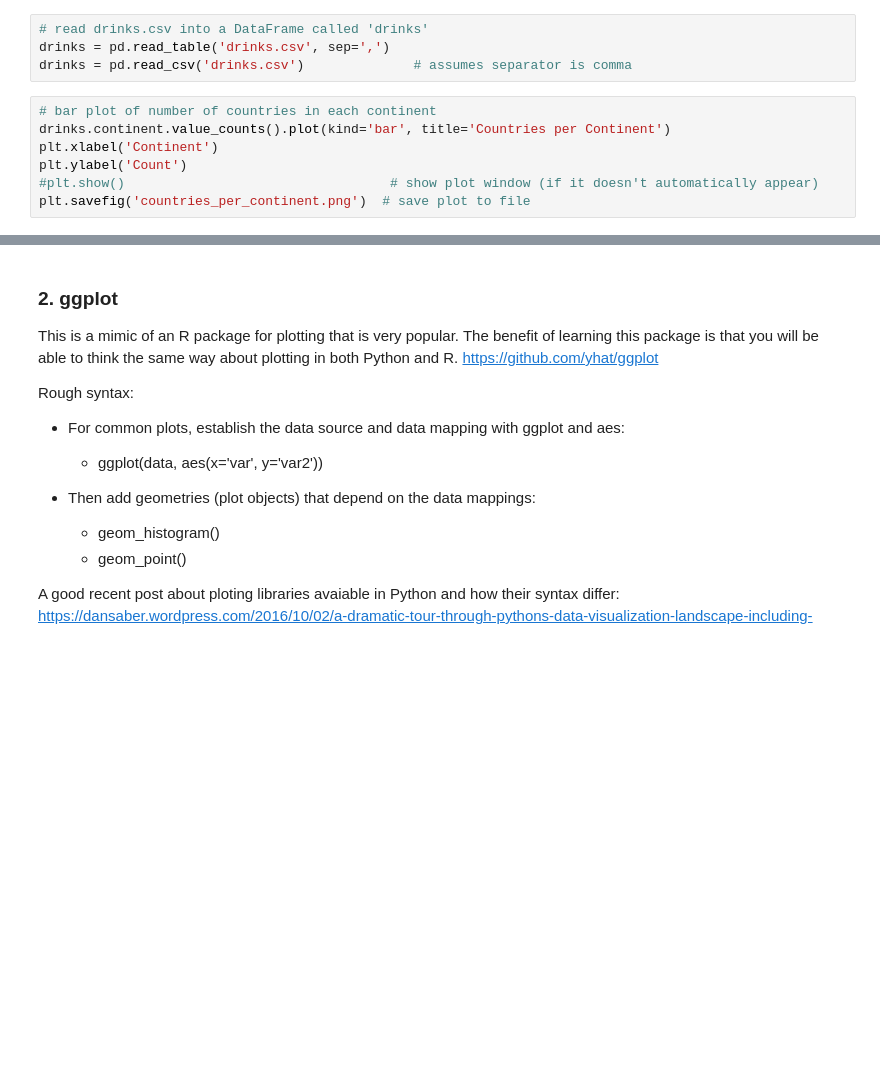
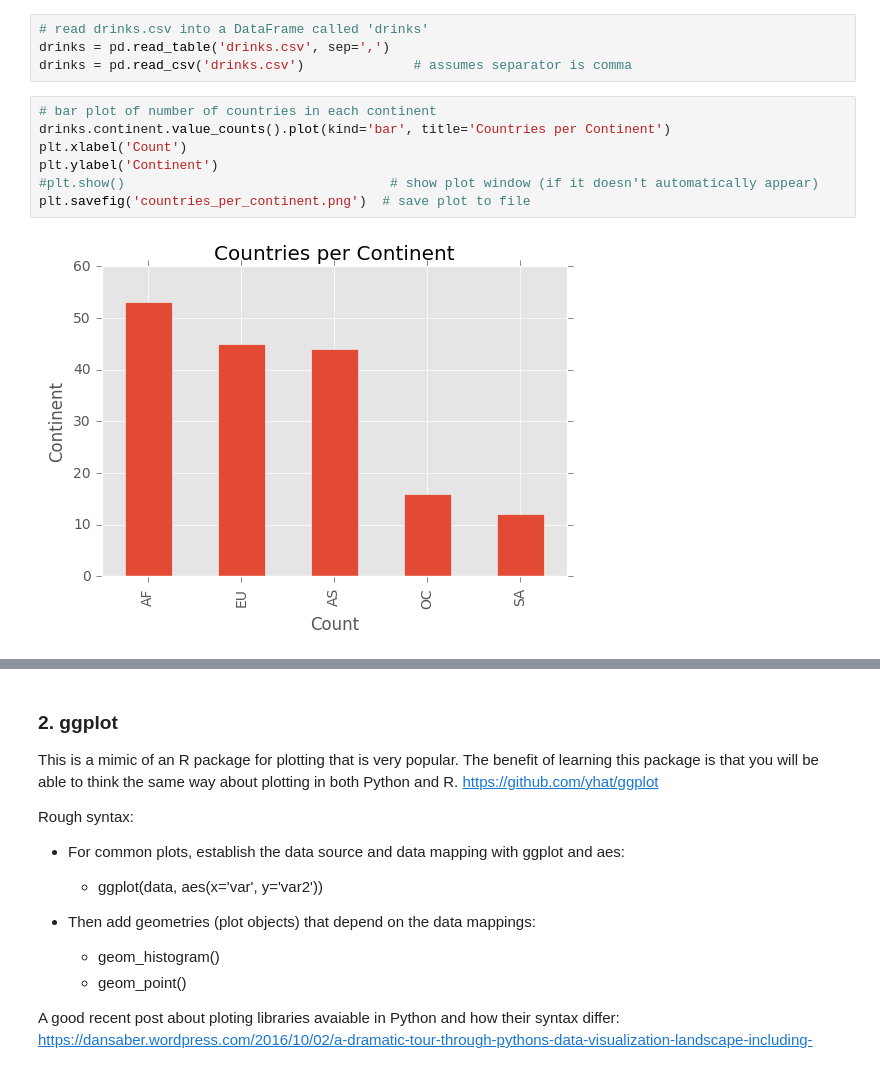
Before and after one commit to alasdaird/SYD_DAT_6, a Jupyter notebook: labs/Week 2/Lab 2 - Data Visualisation.ipynb, the cells around one changed output, grey strips where cells are left out. Saved outputs shown, nothing was run; the diff lists cells and outputs as text; blank space fills up the shorter version.

```diff
--- a/labs/Week 2/Lab 2 - Data Visualisation.ipynb
+++ b/labs/Week 2/Lab 2 - Data Visualisation.ipynb
@@ -21,10 +21,12 @@ drinks = pd.read_csv('drinks.csv')              # assumes separator is comma
 # %%
 # bar plot of number of countries in each continent
 drinks.continent.value_counts().plot(kind='bar', title='Countries per Continent')
-plt.xlabel('Continent')
-plt.ylabel('Count')
+plt.xlabel('Count')
+plt.ylabel('Continent')
 #plt.show()                                  # show plot window (if it doesn't automatically appear)
 plt.savefig('countries_per_continent.png')  # save plot to file
+# %% [output]
+[figure, added]
 # %%
 # bar plot of average number of beer servings (per adult per year) by continent
 drinks.groupby('continent').beer_servings.mean().plot(kind='bar', title='Beer servings per year, per Continent')
```
Also changed, not shown: parts of 24 cells of this notebook, 6 other files.
